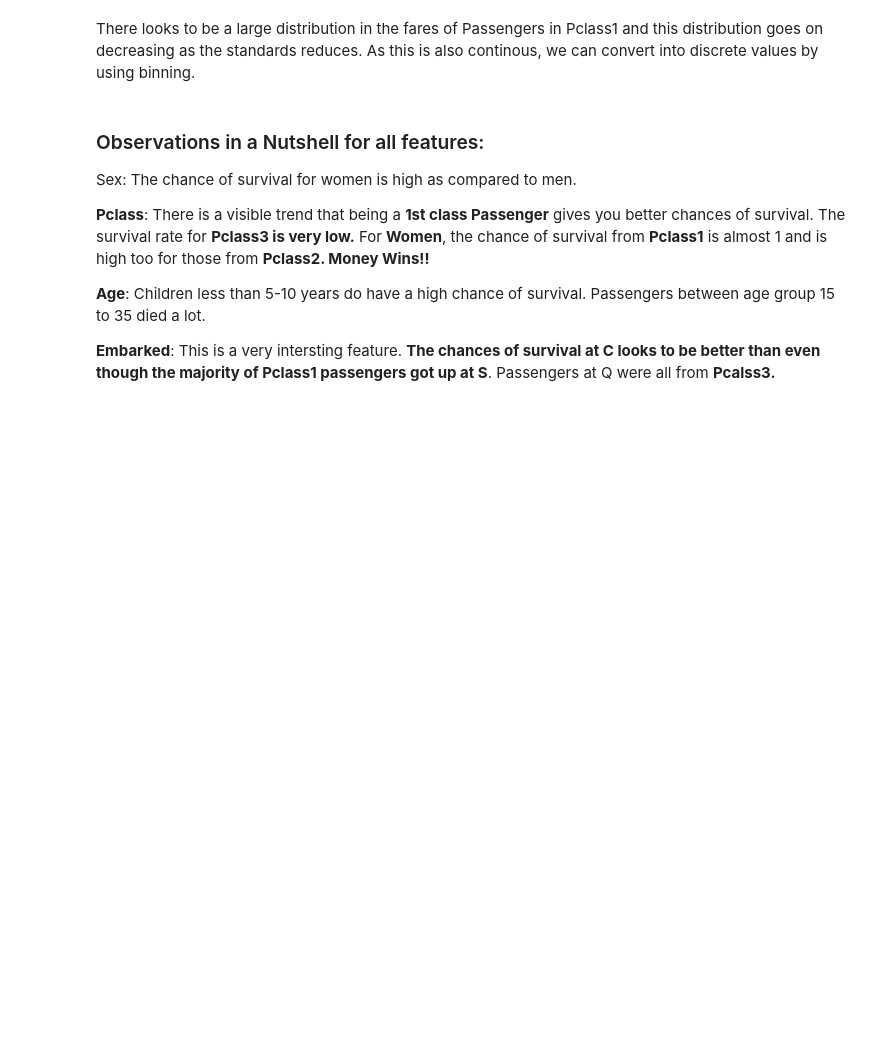
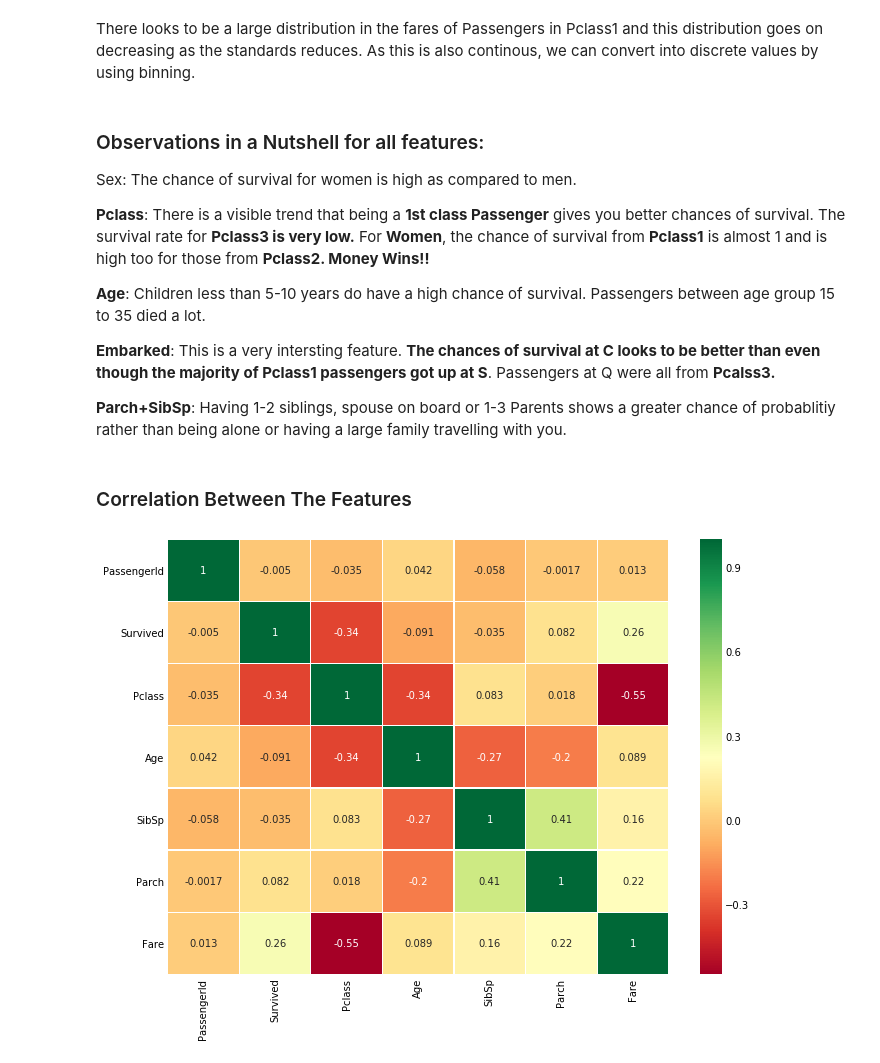
Before and after one commit to JohnHeo04/Day_by_day, a Jupyter notebook: EDA To Prediction_2nd.ipynb, the cells around one changed output. Drawn from its saved outputs; the diff is of its cells as text; code cells hidden in the pictures; blank space fills up the shorter version.

```diff
--- a/EDA To Prediction_2nd.ipynb
+++ b/EDA To Prediction_2nd.ipynb
@@ -481,3 +481,14 @@ __Pclass__: There is a visible trend that being a __1st class Passenger__ gives
 __Age__: Children less than 5-10 years do have a high chance of survival. Passengers between age group 15 to 35 died a lot.
 
 __Embarked__: This is a very intersting feature. __The chances of survival at C looks to be better than even though the majority of Pclass1 passengers got up at S__. Passengers at Q were all from __Pcalss3.__
+
+__Parch+SibSp__: Having 1-2 siblings, spouse on board or 1-3 Parents shows a greater chance of probablitiy rather than being alone or having a large family travelling with you.
+# %% [markdown]
+### Correlation Between The Features
+# %%
+sns.heatmap(data.corr(), annot=True,cmap='RdYlGn', linewidths=0.2)
+fig=plt.gcf()
+fig.set_size_inches(10,8)
+plt.show()
+# %% [output]
+[figure, added]
```
